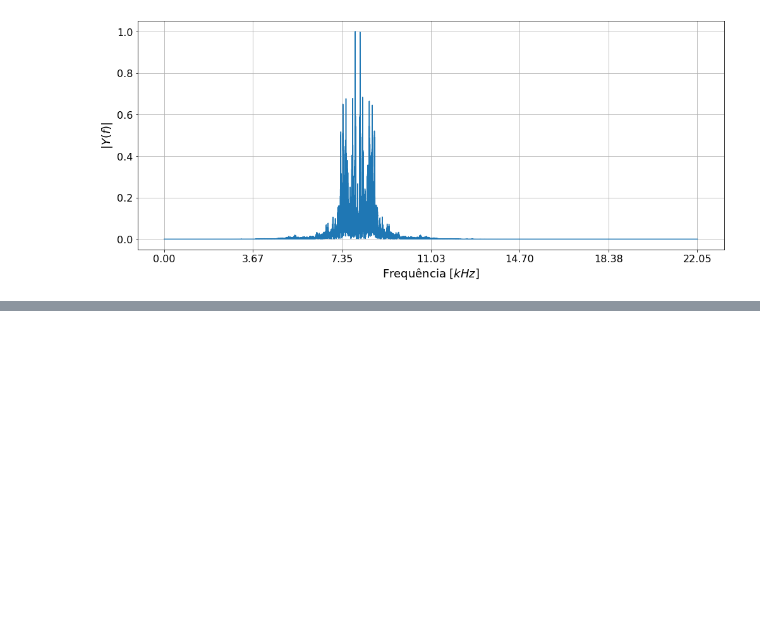
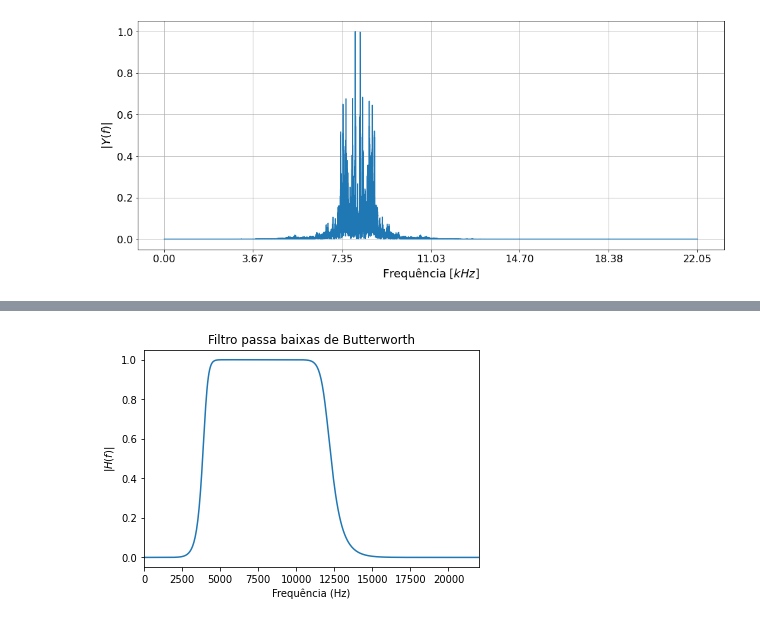
Before and after one commit to gnsoares/UNICAMP_EA619_SystemsAnalysis, a Jupyter notebook: Experimento2/Radio_AM-Exploracao.ipynb, the cells around one changed output, grey strips where cells are left out. Cells and saved outputs as stored; diff of their text form; code cells hidden in the pictures; blank space fills up the shorter version.

```diff
--- a/Experimento2/Radio_AM-Exploracao.ipynb
+++ b/Experimento2/Radio_AM-Exploracao.ipynb
@@ -189,3 +167,20 @@ station2_obtained = np.fft.ifft(station2_obtained_fft)
+# %%
+# removendo componentes da primeira estação do espectro
+sos2 = signal.butter(8, [4000, 12000], 'bandpass', fs = fs, output = 'sos')
+station2_obtained_modulated = signal.sosfilt(sos2, signal_sum)
+
+# removendo resíduos da modulação
+station2_obtained_modulated_twice = carrier*station2_obtained_modulated
+station2_obtained = signal.sosfilt(sos1, station2_obtained_modulated_twice)
+# %%
+w,h = signal.sosfreqz(sos2,fs = fs)
+plt.plot(w,np.abs(h));
+plt.xlim((0, 22000))
+plt.xlabel('Frequência (Hz)')
+plt.ylabel('$|H(f)|$')
+plt.title('Filtro passa baixas de Butterworth');
+# %% [output]
+[figure, added]
 # %%
 ipd.Audio(station2_obtained, rate=fs)
 # %% [output]
```
Also changed, not shown: parts of 10 cells of this notebook.
